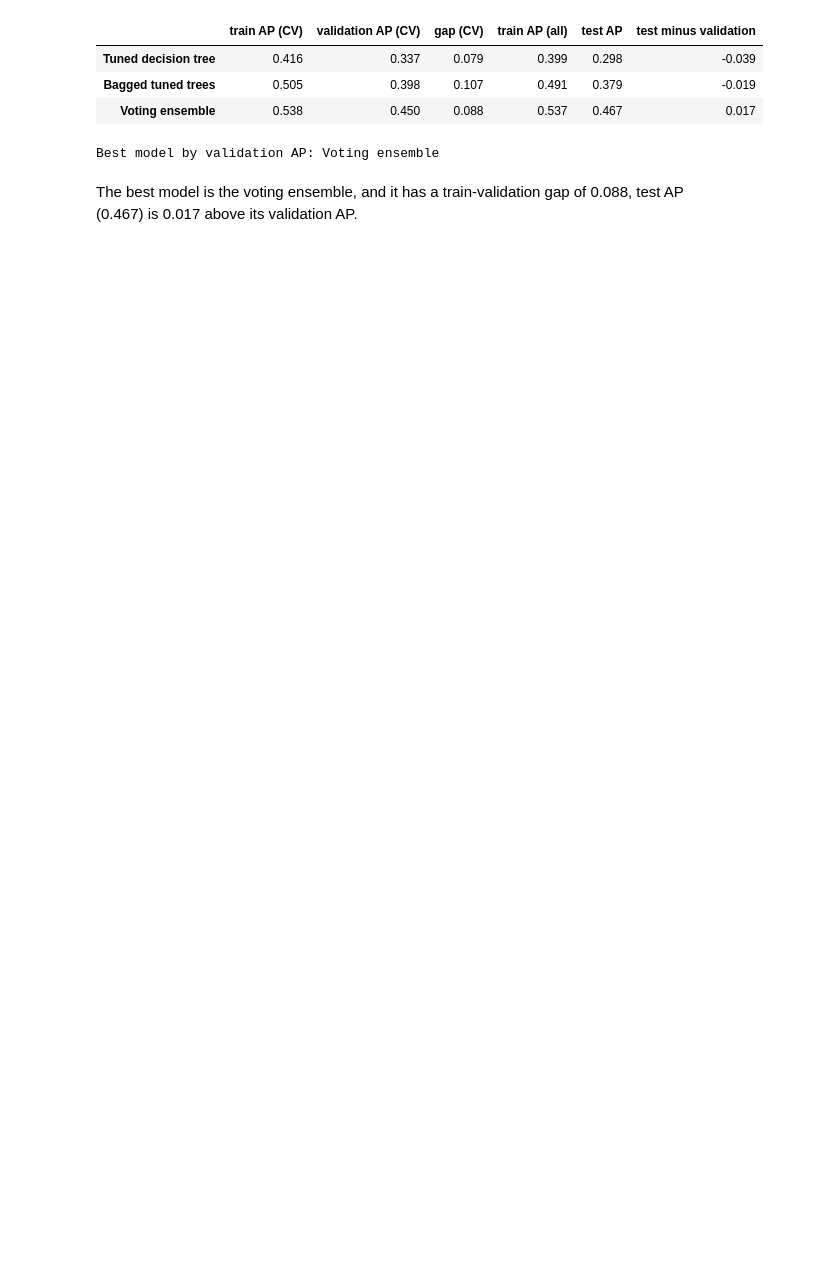
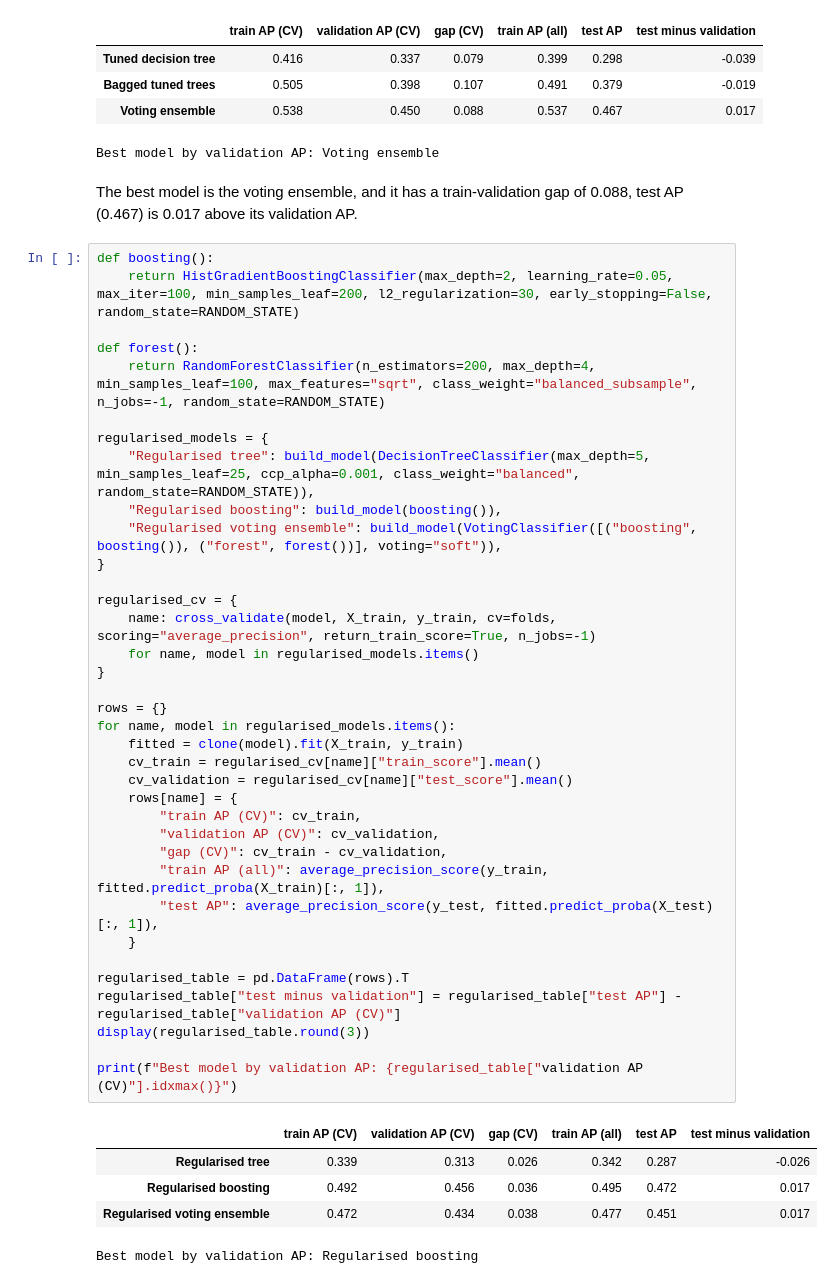
Before and after one commit to CIEXYZ/IAU_Kysil_Petrishka, a Jupyter notebook: src/phase3.ipynb, the cells around one changed output. Drawn from its saved outputs; the diff is of its cells as text; blank space fills up the shorter version.

```diff
--- a/src/phase3.ipynb
+++ b/src/phase3.ipynb
@@ -614,3 +614,45 @@ print(f"Best model by validation AP: {best_name}")
 Best model by validation AP: Voting ensemble
 # %% [markdown]
 The best model is the voting ensemble, and it has a train-validation gap of 0.088, test AP (0.467) is 0.017 above its validation AP.
+# %%
+def boosting():
+    return HistGradientBoostingClassifier(max_depth=2, learning_rate=0.05, max_iter=100, min_samples_leaf=200, l2_regularization=30, early_stopping=False, random_state=RANDOM_STATE)
+
+def forest():
+    return RandomForestClassifier(n_estimators=200, max_depth=4, min_samples_leaf=100, max_features="sqrt", class_weight="balanced_subsample", n_jobs=-1, random_state=RANDOM_STATE)
+
+regularised_models = {
+    "Regularised tree": build_model(DecisionTreeClassifier(max_depth=5, min_samples_leaf=25, ccp_alpha=0.001, class_weight="balanced", random_state=RANDOM_STATE)),
+    "Regularised boosting": build_model(boosting()),
+    "Regularised voting ensemble": build_model(VotingClassifier([("boosting", boosting()), ("forest", forest())], voting="soft")),
+}
+
+regularised_cv = {
+    name: cross_validate(model, X_train, y_train, cv=folds, scoring="average_precision", return_train_score=True, n_jobs=-1)
+    for name, model in regularised_models.items()
+}
+
+rows = {}
+for name, model in regularised_models.items():
+    fitted = clone(model).fit(X_train, y_train)
+    cv_train = regularised_cv[name]["train_score"].mean()
+    cv_validation = regularised_cv[name]["test_score"].mean()
+    rows[name] = {
+        "train AP (CV)": cv_train,
+        "validation AP (CV)": cv_validation,
+        "gap (CV)": cv_train - cv_validation,
+        "train AP (all)": average_precision_score(y_train, fitted.predict_proba(X_train)[:, 1]),
+        "test AP": average_precision_score(y_test, fitted.predict_proba(X_test)[:, 1]),
+    }
+
+regularised_table = pd.DataFrame(rows).T
+regularised_table["test minus validation"] = regularised_table["test AP"] - regularised_table["validation AP (CV)"]
+display(regularised_table.round(3))
+
+print(f"Best model by validation AP: {regularised_table["validation AP (CV)"].idxmax()}")
+# %% [output]
+|  | train AP (CV) | validation AP (CV) | gap (CV) | train AP (all) | test AP | test minus validation |
+| Regularised tree | 0.339 | 0.313 | 0.026 | 0.342 | 0.287 | -0.026 |
+| Regularised boosting | 0.492 | 0.456 | 0.036 | 0.495 | 0.472 | 0.017 |
+| Regularised voting ensemble | 0.472 | 0.434 | 0.038 | 0.477 | 0.451 | 0.017 |
+Best model by validation AP: Regularised boosting
```
Also changed, not shown: parts of 12 cells of this notebook.
